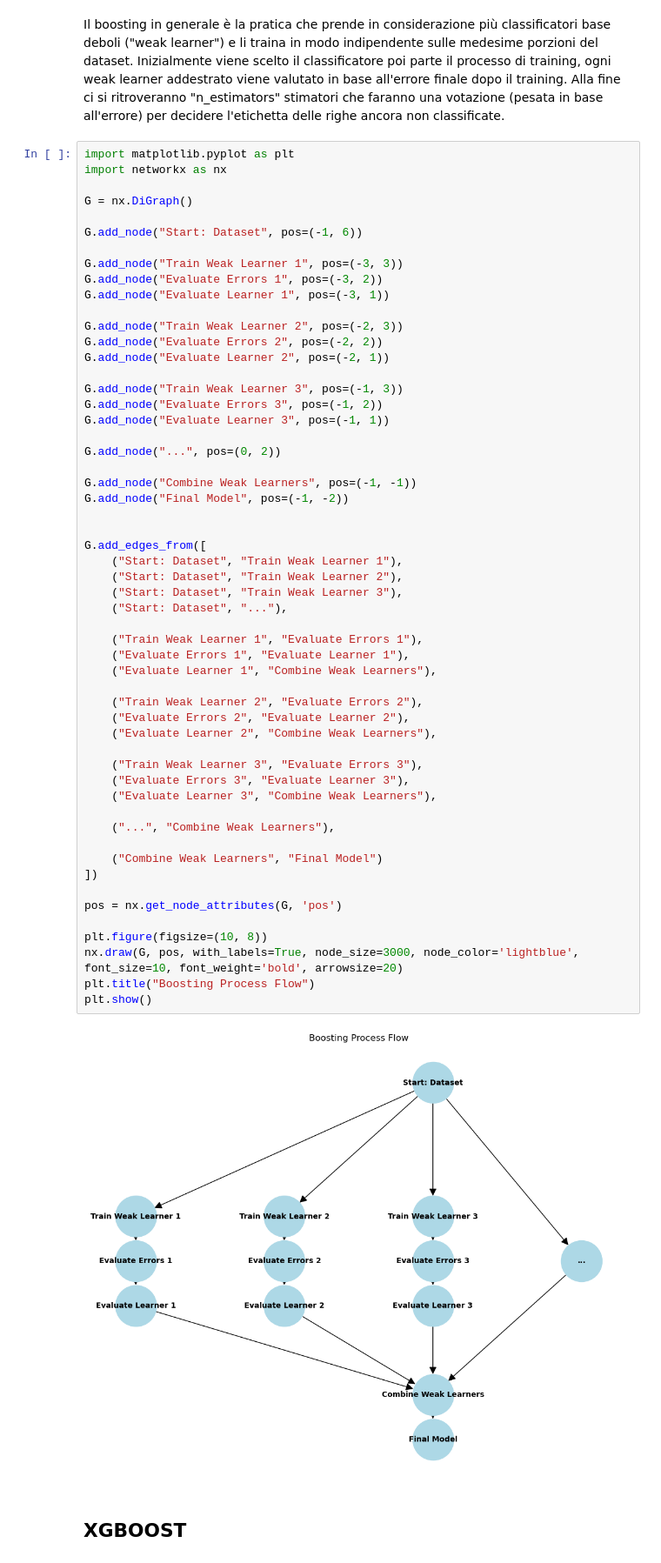
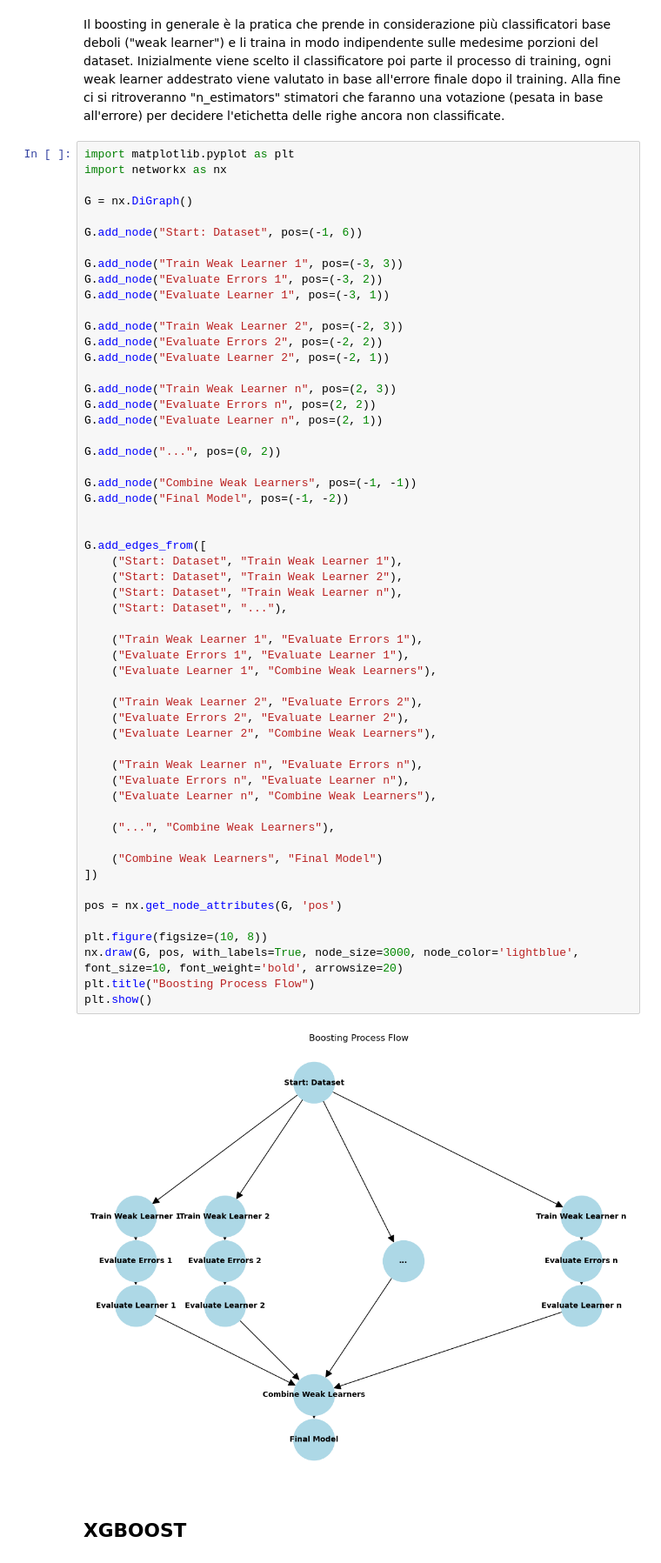
Before and after one commit to DadeOrsu/dm_project24_group_6, a Jupyter notebook: src/task4_adaboost/boosting.ipynb, the cells around one changed output. Shown at 87% size. Drawn from its saved outputs; the diff is of its cells as text.

```diff
--- a/src/task4_adaboost/boosting.ipynb
+++ b/src/task4_adaboost/boosting.ipynb
@@ -66,47 +67,47 @@ G.add_node("Train Weak Learner 2", pos=(-2, 3))
 G.add_node("Evaluate Errors 2", pos=(-2, 2))
 G.add_node("Evaluate Learner 2", pos=(-2, 1))
 
-G.add_node("Train Weak Learner 3", pos=(-1, 3))
-G.add_node("Evaluate Errors 3", pos=(-1, 2))
-G.add_node("Evaluate Learner 3", pos=(-1, 1))
+G.add_node("Train Weak Learner n", pos=(2, 3))
+G.add_node("Evaluate Errors n", pos=(2, 2))
+G.add_node("Evaluate Learner n", pos=(2, 1))
 
 G.add_node("...", pos=(0, 2))
 
 G.add_node("Combine Weak Learners", pos=(-1, -1))
 G.add_node("Final Model", pos=(-1, -2))
 
 
 G.add_edges_from([
     ("Start: Dataset", "Train Weak Learner 1"),
     ("Start: Dataset", "Train Weak Learner 2"),
-    ("Start: Dataset", "Train Weak Learner 3"),
+    ("Start: Dataset", "Train Weak Learner n"),
     ("Start: Dataset", "..."),
 
     ("Train Weak Learner 1", "Evaluate Errors 1"),
     ("Evaluate Errors 1", "Evaluate Learner 1"),
     ("Evaluate Learner 1", "Combine Weak Learners"),
 
     ("Train Weak Learner 2", "Evaluate Errors 2"),
     ("Evaluate Errors 2", "Evaluate Learner 2"),
     ("Evaluate Learner 2", "Combine Weak Learners"),
 
-    ("Train Weak Learner 3", "Evaluate Errors 3"),
-    ("Evaluate Errors 3", "Evaluate Learner 3"),
-    ("Evaluate Learner 3", "Combine Weak Learners"),
+    ("Train Weak Learner n", "Evaluate Errors n"),
+    ("Evaluate Errors n", "Evaluate Learner n"),
+    ("Evaluate Learner n", "Combine Weak Learners"),
 
     ("...", "Combine Weak Learners"),
 
     ("Combine Weak Learners", "Final Model")
 ])
 
 pos = nx.get_node_attributes(G, 'pos')
 
 plt.figure(figsize=(10, 8))
 nx.draw(G, pos, with_labels=True, node_size=3000, node_color='lightblue', font_size=10, font_weight='bold', arrowsize=20)
 plt.title("Boosting Process Flow")
 plt.show()
 # %% [output]
-[figure, old version]
+[figure, new version]
 # %% [markdown]
 ## XGBOOST
 # %% [markdown]
```
Also changed, not shown: parts of 9 cells of this notebook.
